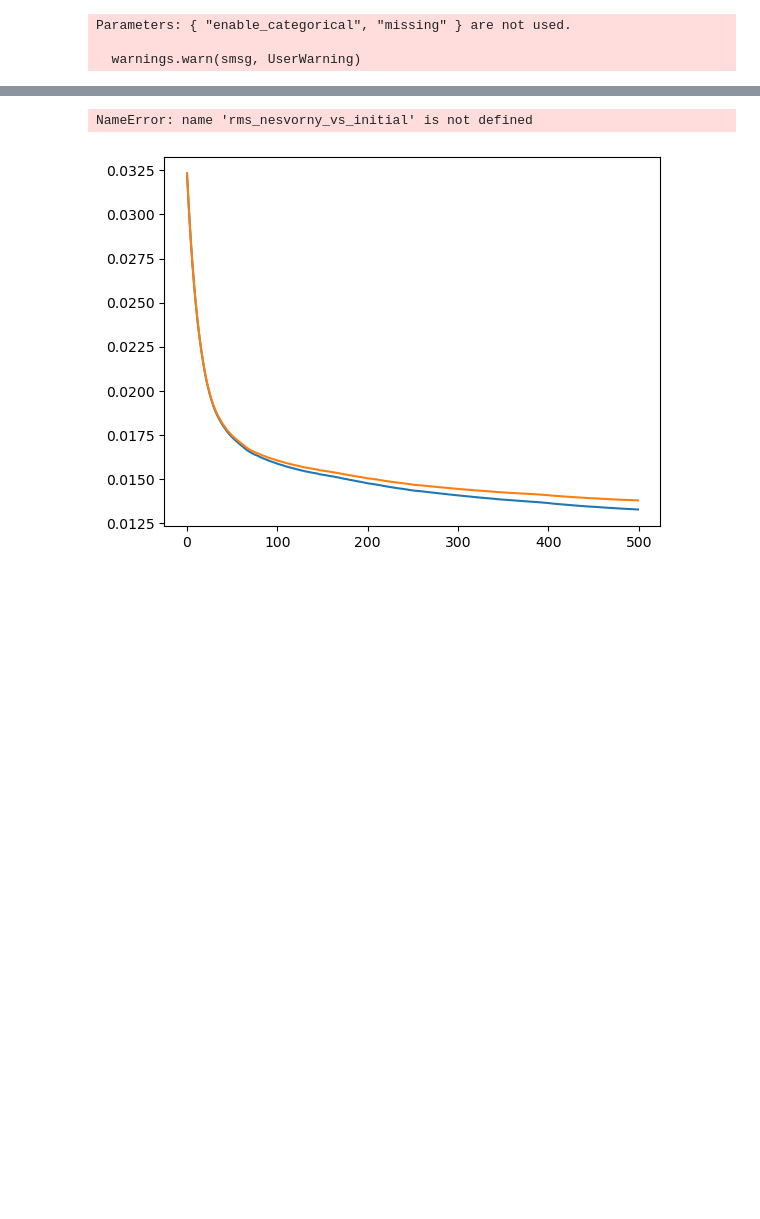
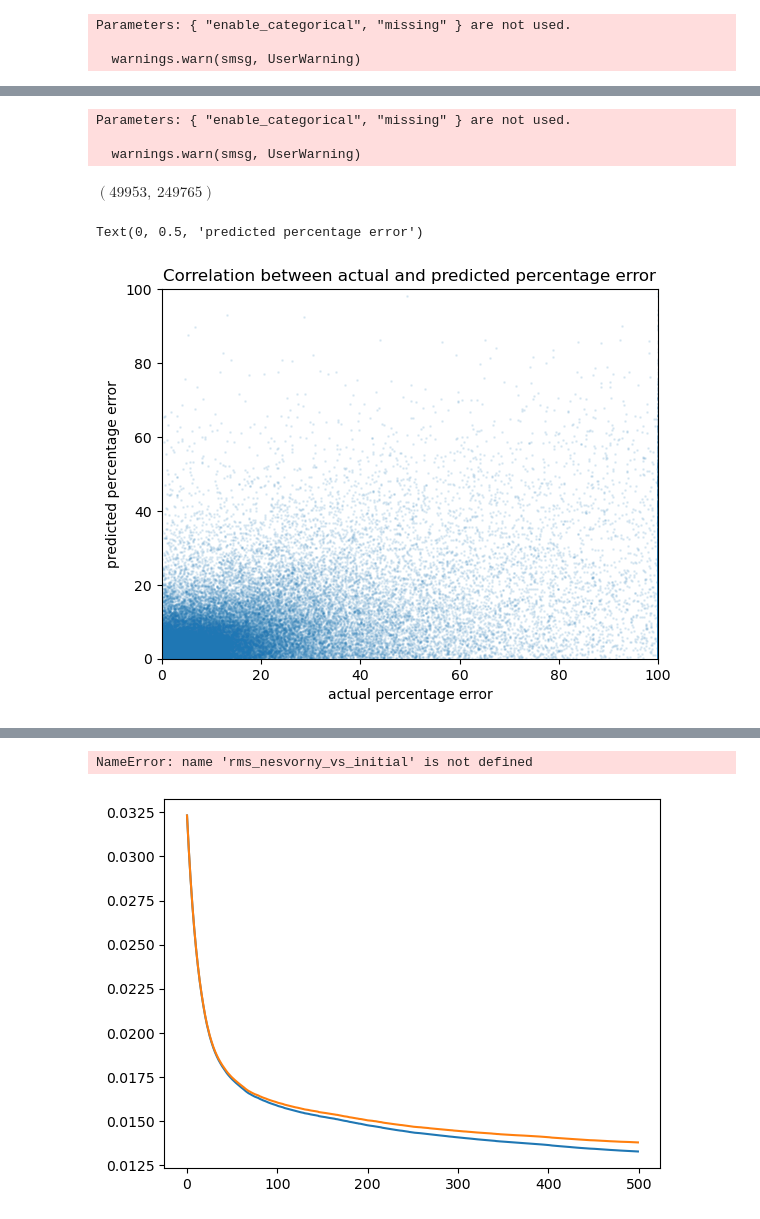
Before and after one commit to kavidey/action-angle-discovery, a Jupyter notebook: properelements.ipynb, the cells around one changed output, grey strips where cells are left out. Drawn from its saved outputs; the diff is of its cells as text; code cells hidden in the pictures; blank space fills up the shorter version.

```diff
--- a/properelements.ipynb
+++ b/properelements.ipynb
@@ -379,9 +311,32 @@ score = xgb.cv(model.get_xgb_params(), dtrain, nfold = 5, metrics = "rmse", verb
 # %%
 #model.set_params(n_estimators = 10, max_depth = int(best['x_max_depth']), subsample = best['x_subsample'], min_child_weight = best['x_min_child'])
-model= xgb.train(dtrain=dtrain, params=model.get_params(), num_boost_round=2000)
+model1= xgb.train(dtrain=dtrain, params=model1.get_params(), num_boost_round=2000)
 
-pred = model.predict(dtest)
+pred1 = model1.predict(dtest)
 # %% [output]
 Parameters: { "enable_categorical", "missing" } are not used.
 
   warnings.warn(smsg, UserWarning)
+# %%
+percent_error = ((testY - pred1) / testY) * 100
+percent_error = np.clip(percent_error, -100, 100)
+# %%
+error_trainX, error_testX, error_trainY, error_testY = train_test_split(testX, percent_error, test_size=0.2, random_state=42)
+dtrain_error = xgb.DMatrix(error_trainX, label=error_trainY)
+dtest_error = xgb.DMatrix(error_testX, label=error_testY)
+
+error_model = XGBRegressor(
+    learning_rate=0.05,
+    max_depth=6,
+    subsample=0.946,
+    min_child_weight=29.03
+)
+
+error_cv = xgb.cv(
+    error_model.get_xgb_params(),
+    dtrain_error,
+    nfold=5,
+    metrics="rmse",
+    verbose_eval=True,
+    num_boost_round=500
+)
@@ -387,0 +361,21 @@ Parameters: { "enable_categorical", "missing" } are not used.
+# %%
+final_error_model = xgb.train(dtrain=dtrain_error, params=error_model.get_params(), num_boost_round=2000)
+pred2 = final_error_model.predict(dtest_error)
+# %% [output]
+Parameters: { "enable_categorical", "missing" } are not used.
+
+  warnings.warn(smsg, UserWarning)
+# %%
+len(error_testY), len(percent_error)
+# %% [output]
+$\displaystyle \left( 49953, \  249765\right)$
+# %%
+plt.scatter(np.abs(error_testY), np.abs(pred2), alpha = 0.1, s = 1)
+plt.xlim(0, 100)
+plt.ylim(0, 100)
+plt.title("Correlation between actual and predicted percentage error")
+plt.xlabel("actual percentage error")
+plt.ylabel("predicted percentage error")
+# %% [output]
+Text(0, 0.5, 'predicted percentage error')
+[figure, added]
```
Also changed, not shown: parts of 18 cells of this notebook.
